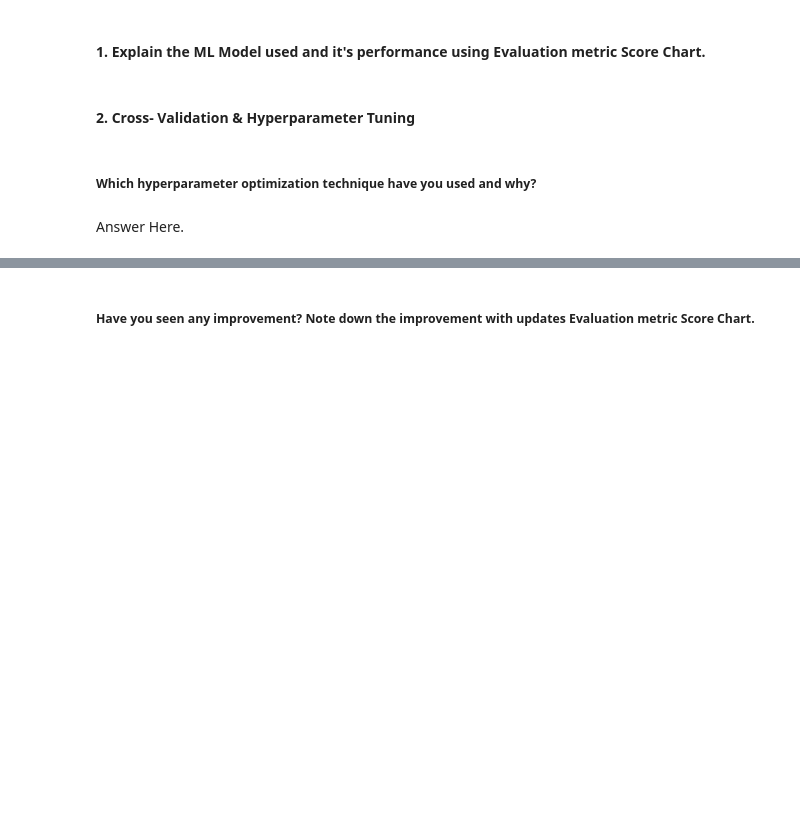
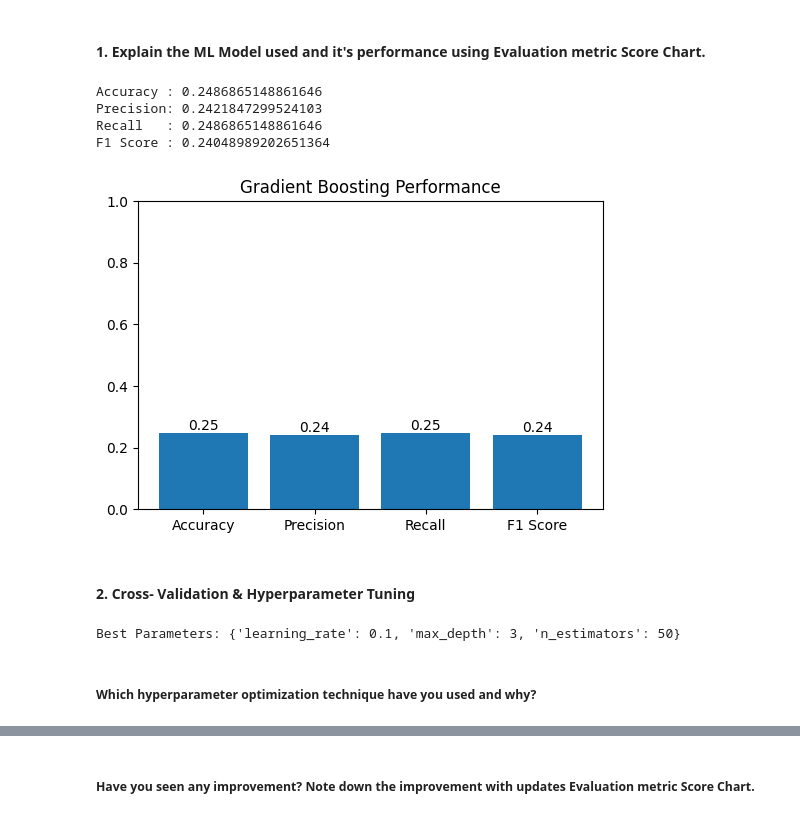
Before and after one commit to GEE2007/spotify-genre-classification, a Jupyter notebook: spotify_genre_classification.ipynb, the cells around one changed output, grey strips where cells are left out. Cells and saved outputs as stored; diff of their text form; code cells hidden in the pictures; blank space fills up the shorter version.

```diff
--- a/spotify_genre_classification.ipynb
+++ b/spotify_genre_classification.ipynb
@@ -1308,2 +1447,51 @@ Answer Here.
+# %%
+from sklearn.ensemble import GradientBoostingClassifier
+
+gb = GradientBoostingClassifier(
+    n_estimators=50,
+    learning_rate=0.1,
+    max_depth=3,
+    random_state=42
+)
+
+gb.fit(X_train, y_train)
+
+y_pred_gb = gb.predict(X_test)
+
+accuracy = accuracy_score(y_test, y_pred_gb)
+precision = precision_score(y_test, y_pred_gb, average="weighted", zero_division=0)
+recall = recall_score(y_test, y_pred_gb, average="weighted")
+f1 = f1_score(y_test, y_pred_gb, average="weighted")
+
+print("Accuracy :", accuracy)
+print("Precision:", precision)
+print("Recall   :", recall)
+print("F1 Score :", f1)
+# %% [output]
+Accuracy : 0.2486865148861646
+Precision: 0.2421847299524103
+Recall   : 0.2486865148861646
+F1 Score : 0.24048989202651364
+# %%
+# Visualizing evaluation Metric Score chart
+metrics = {
+    "Accuracy": accuracy,
+    "Precision": precision,
+    "Recall": recall,
+    "F1 Score": f1
+}
+
+plt.figure(figsize=(6,4))
+plt.bar(metrics.keys(), metrics.values())
+
+plt.title("Gradient Boosting Performance")
+plt.ylim(0,1)
+
+for i, value in enumerate(metrics.values()):
+    plt.text(i, value + 0.01, f"{value:.2f}", ha="center")
+
+plt.show()
+# %% [output]
+[figure, added]
 # %% [markdown]
 #### 2. Cross- Validation & Hyperparameter Tuning
@@ -1316,4 +1498,26 @@ Answer Here.
+# %%
+# ML Model - 1 Implementation with hyperparameter optimization techniques (i.e., GridSearch CV, RandomSearch CV, Bayesian Optimization etc.)
+from sklearn.model_selection import GridSearchCV
+from sklearn.ensemble import GradientBoostingClassifier
+
+param_grid = {
+    "n_estimators": [50],
+    "learning_rate": [0.1],
+    "max_depth": [3]
+}
+
+grid = GridSearchCV(
+    GradientBoostingClassifier(random_state=42),
+    param_grid=param_grid,
+    cv=3,
+    scoring="accuracy",
+    n_jobs=-1
+)
+
+grid.fit(X_train, y_train)
+
+print("Best Parameters:", grid.best_params_)
+# %% [output]
+Best Parameters: {'learning_rate': 0.1, 'max_depth': 3, 'n_estimators': 50}
 # %% [markdown]
 ##### Which hyperparameter optimization technique have you used and why?
-# %% [markdown]
-Answer Here.
```
Also changed, not shown: parts of 42 cells of this notebook.
